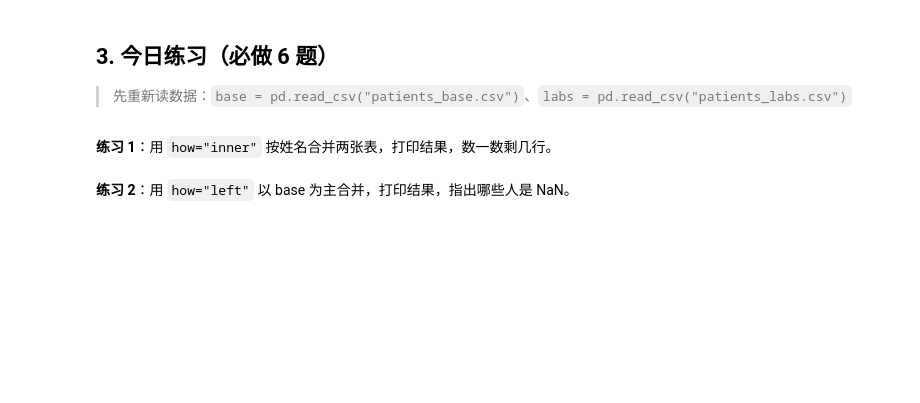
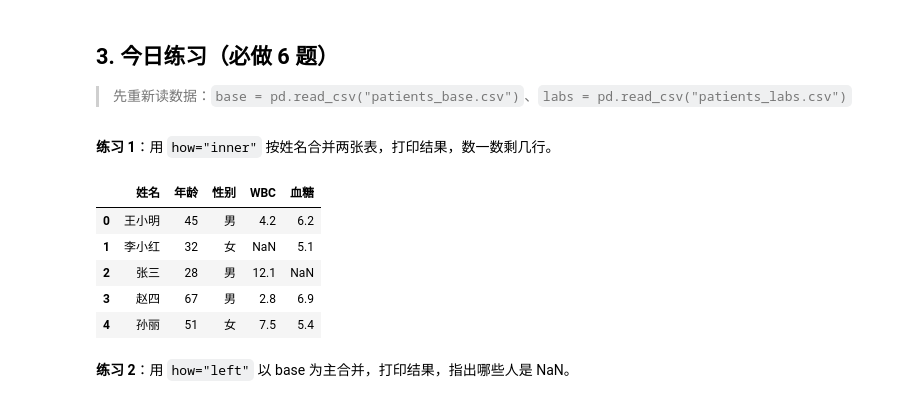
Before and after one commit to j0ngp/med-ai-journey, a Jupyter notebook: week3/15_day15_merge与缺失值.ipynb, the cells around one changed output. Saved outputs shown, nothing was run; the diff lists cells and outputs as text; code cells hidden in the pictures; blank space fills up the shorter version.

```diff
--- a/week3/15_day15_merge与缺失值.ipynb
+++ b/week3/15_day15_merge与缺失值.ipynb
@@ -75,2 +146,16 @@ merged_left.head()
+# %%
+# 在这里写你的代码
+import pandas as pd
+base = pd.read_csv("patients_base.csv")
+labs = pd.read_csv("patients_labs.csv")
+merged_inner=pd.merge(base, labs, on="姓名", how="inner")
+merged_inner
+# %% [output]
+|  | 姓名 | 年龄 | 性别 | WBC | 血糖 |
+| 0 | 王小明 | 45 | 男 | 4.2 | 6.2 |
+| 1 | 李小红 | 32 | 女 | NaN | 5.1 |
+| 2 | 张三 | 28 | 男 | 12.1 | NaN |
+| 3 | 赵四 | 67 | 男 | 2.8 | 6.9 |
+| 4 | 孙丽 | 51 | 女 | 7.5 | 5.4 |
 # %% [markdown]
 **练习 2**：用 `how="left"` 以 base 为主合并，打印结果，指出哪些人是 NaN。
```
Also changed, not shown: parts of 17 cells of this notebook, 17 other files.
